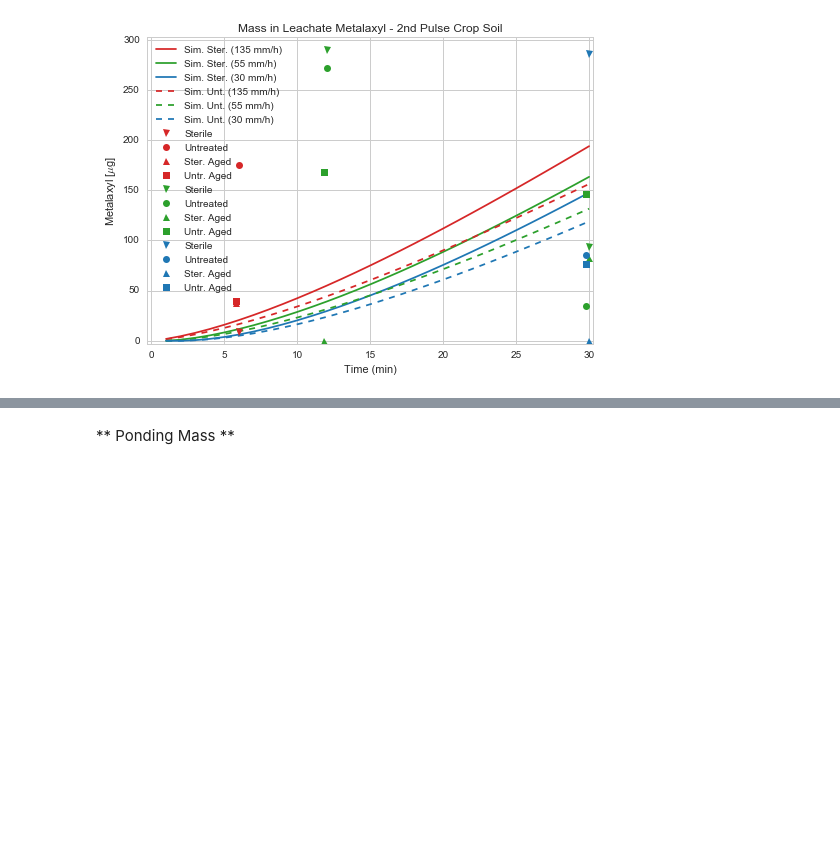
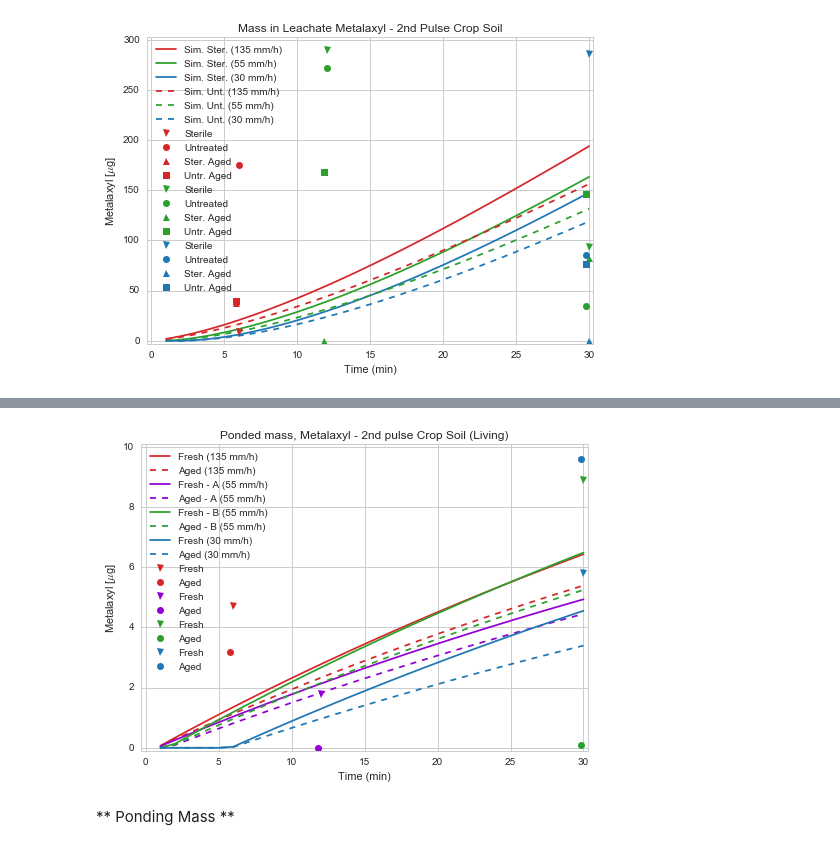
Before and after one commit to DayTimeChunks/LeachingSimulations, a Jupyter notebook: Leaching Model - Annual Crop Soil.ipynb, the cells around one changed output, grey strips where cells are left out. Saved outputs shown, nothing was run; the diff lists cells and outputs as text; code cells hidden in the pictures; blank space fills up the shorter version.

```diff
--- a/Leaching Model - Annual Crop Soil.ipynb
+++ b/Leaching Model - Annual Crop Soil.ipynb
@@ -565,3 +727,14 @@ pestiplot_all(mass_percol2,
+# %%
+pestiplot_condition(
+    mass_pond_living2,
+    mx_dict_L,
+    'Metalaxyl',
+    soil_type='Crop Soil',
+    LEACH = False,
+    STERILE = False
+)
+# %% [output]
+[figure, added]
 # %% [markdown]
 ** Ponding Mass **
 # %%
```
Also changed, not shown: parts of 19 cells of this notebook, 14 other files.
